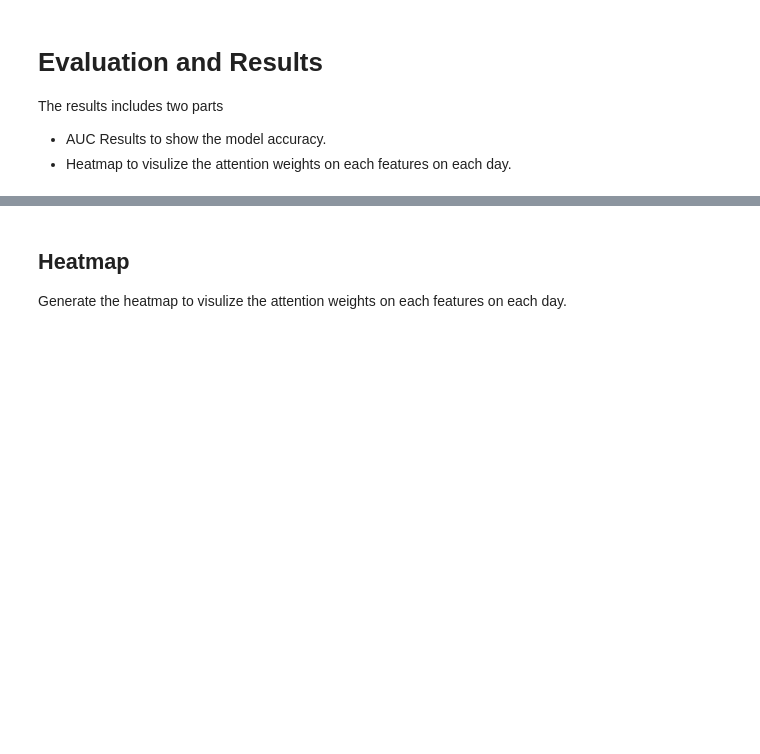
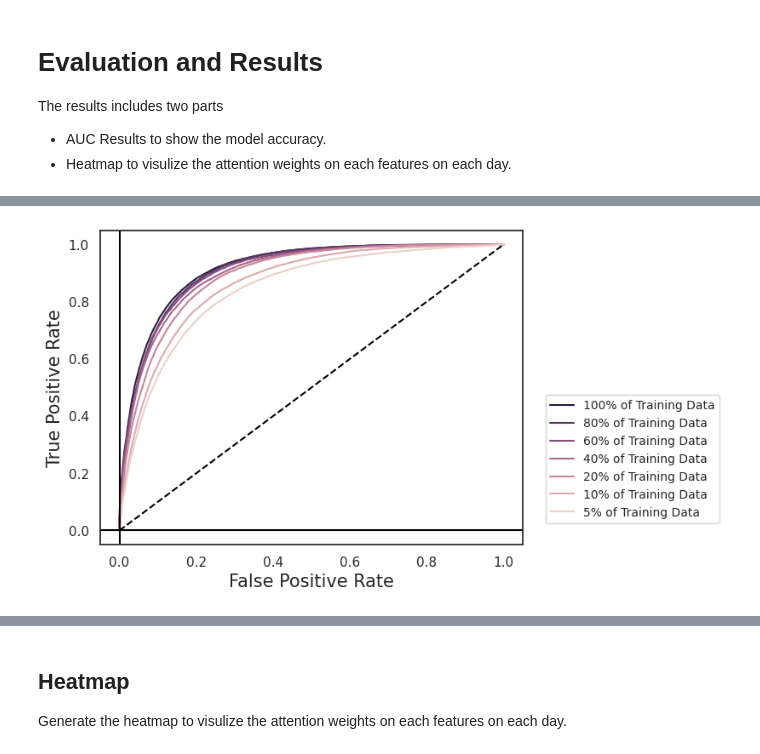
Before and after one commit to jgbyc/DL4H_Team_44, a Jupyter notebook: DL4H_Team_44.ipynb, the cells around one changed output, grey strips where cells are left out. Cells and saved outputs as stored; diff of their text form; code cells hidden in the pictures; blank space fills up the shorter version.

```diff
--- a/DL4H_Team_44.ipynb
+++ b/DL4H_Team_44.ipynb
@@ -235,30 +307,32 @@ del X_TEST_MASK
 # %%
 # Generate the ROC curve for models trained with various fractions of training data.
 (fpr_100, tpr_100, thresholds_100) = roc_curve(Y_TEST[~y_boolmat_test], Y_PRED_mask_0[~y_boolmat_test])
 (fpr_80, tpr_80, thresholds_80) = roc_curve(Y_TEST[~y_boolmat_test], Y_PRED_80_percent[~y_boolmat_test])
 (fpr_60, tpr_60, thresholds_60) = roc_curve(Y_TEST[~y_boolmat_test], Y_PRED_60_percent[~y_boolmat_test])
 (fpr_40, tpr_40, thresholds_40) = roc_curve(Y_TEST[~y_boolmat_test], Y_PRED_40_percent[~y_boolmat_test])
 (fpr_20, tpr_20, thresholds_20) = roc_curve(Y_TEST[~y_boolmat_test], Y_PRED_20_percent[~y_boolmat_test])
 (fpr_10, tpr_10, thresholds_10) = roc_curve(Y_TEST[~y_boolmat_test], Y_PRED_10_percent[~y_boolmat_test])
 (fpr_5, tpr_5, thresholds_5) = roc_curve(Y_TEST[~y_boolmat_test], Y_PRED_5_percent[~y_boolmat_test])
 
 fpr_tprs = [(fpr_100, tpr_100), (fpr_80, tpr_80), (fpr_60, tpr_60),
             (fpr_40, tpr_40), (fpr_20, tpr_20), (fpr_10, tpr_10), (fpr_5, tpr_5)]
 
 fig, ax = plt.subplots()
 ax.set_facecolor('white')
 
 for color, fpr_tpr_tuple, i in zip(np.array(color_list_reduced)[::-1], fpr_tprs, [100,80,60,40,20,10,5]):
     plt.plot(fpr_tpr_tuple[0], fpr_tpr_tuple[1], label='{0}% of Training Data'.format(i), color=color)
 
 plt.plot([0, 1], [0, 1], color='black', linestyle='--')
 plt.xlabel('False Positive Rate', fontsize=15)
 plt.ylabel('True Positive Rate', fontsize=15)
 plt.axhline(0, color='black')
 plt.axvline(0, color='black')
 legend = plt.legend(loc="lower right", prop={'size': 10}, bbox_to_anchor=(1.48, 0.05))
-plt.savefig('./figures/{0}_less_data_roc_curves_Supplemental_Figure_2.svg'.format(target), format='svg',
-             dpi=300, facecolor='white', transparent=True, bbox_extra_artists=(legend,), bbox_inches='tight')
+# plt.savefig('./figures/{0}_less_data_roc_curves_Supplemental_Figure_2.svg'.format(target), format='svg',
+#              dpi=300, facecolor='white', transparent=True, bbox_extra_artists=(legend,), bbox_inches='tight')
+# %% [output]
+[figure, added]
 # %%
 # Print AUC score for models with various fractions of training data.
 print('The AUC score of 100% data is {0}'.format(roc_auc_score(Y_TEST[~y_boolmat_test], Y_PRED_mask_0[~y_boolmat_test])))
```
Also changed, not shown: parts of 43 cells of this notebook, 3 other files.
